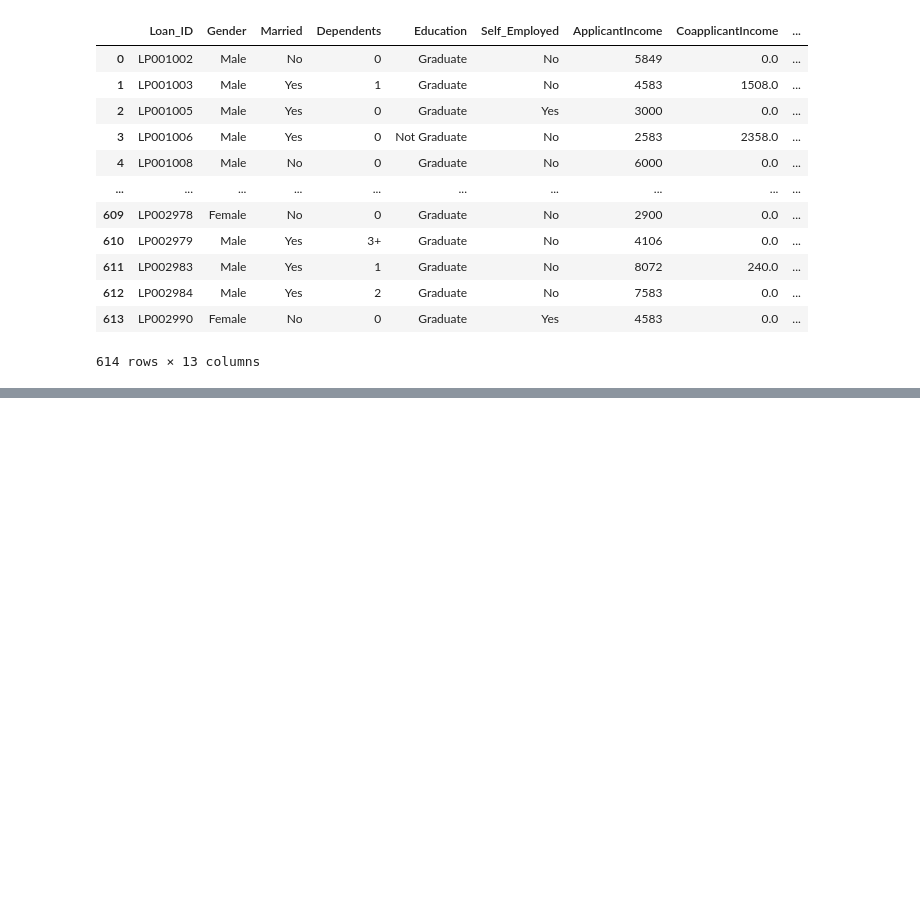
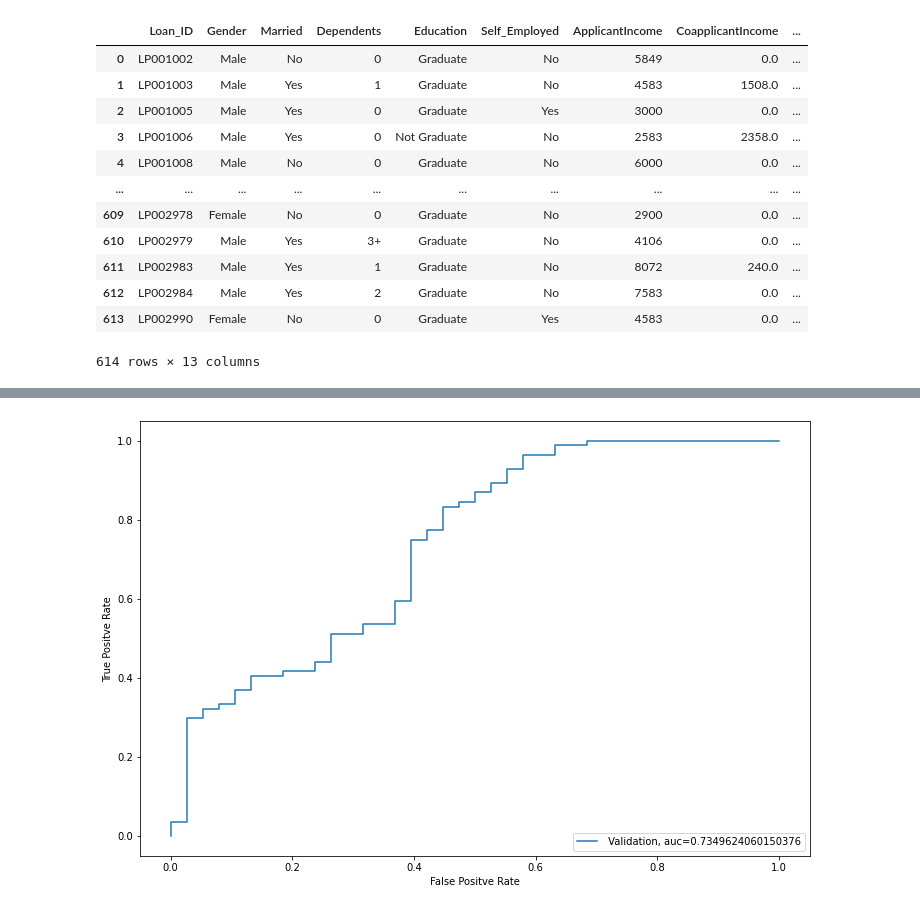
Before and after one commit to ranjan1311/hello-world, a Jupyter notebook: Loan_Prediction.ipynb, the cells around one changed output, grey strips where cells are left out. Saved outputs shown, nothing was run; the diff lists cells and outputs as text; code cells hidden in the pictures; blank space fills up the shorter version.

```diff
--- a/Loan_Prediction.ipynb
+++ b/Loan_Prediction.ipynb
@@ -14,8 +14,8 @@ warnings.filterwarnings ("ignore")
 %pwd
 #%cd sample_data/
 
-train = pd.read_csv("../sample_data/train_ctrUa4K.csv")
-test = pd.read_csv("../sample_data/test_lAUu6dG.csv")
+train = pd.read_csv("./sample_data/train_ctrUa4K.csv")
+test = pd.read_csv("./sample_data/test_lAUu6dG.csv")
 
 train_original = train.copy()
 test_original = test.copy()
@@ -484,0 +487,17 @@ train_original
+# %%
+from sklearn.model_selection import StratifiedKFold
+
+i=1
+skf = StratifiedKFold(n_splits=5,random_state=1, shuffle=True)
+for train_index, test_index in skf.split(X,y):
+  print ('\n {} of k Fold {}'.format(i, skf.n_splits))
+  xtr, xval = X.iloc[train_index], X.iloc[test_index]
+  ytr, yval = y.iloc[train_index], y.iloc[test_index]
+  model = LogisticRegression(random_state=1)
+  model.fit(xtr, ytr)
+  pred_test = model.predict(xval)
+  score = accuracy_score(yval,pred_test)
+  print('accuracy_score', score)
+  i+=1
+  pred_test=model.predict(test)
+  pred = model.predict_proba(xval)[:,1]
@@ -484,0 +519,14 @@ train_original
+# %%
+# ROC Curve
+
+from sklearn import metrics
+fpr, tpr, _ = metrics.roc_curve(yval, pred)
+auc = metrics.roc_auc_score(yval, pred)
+plt.figure(figsize=(12,8))
+plt.plot(fpr, tpr, label=" Validation, auc=" + str(auc))
+plt.xlabel('False Positve Rate')
+plt.ylabel('True Positve Rate')
+plt.legend(loc=4)
+plt.show()
+# %% [output]
+[figure, added]
```
Also changed, not shown: parts of 23 cells of this notebook.
